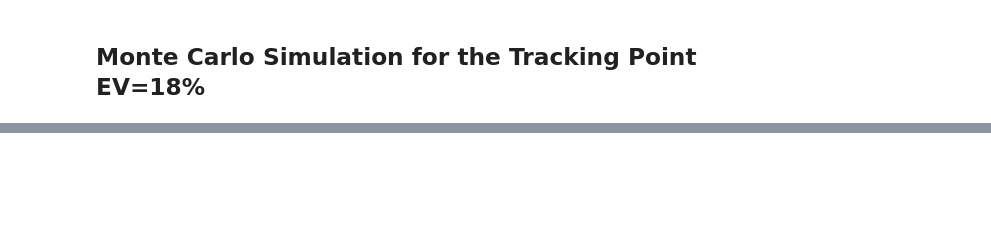
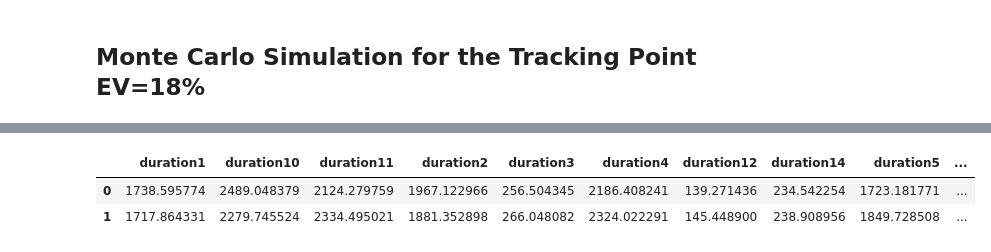
Before and after one commit to jismartin/counterEVM, a Jupyter notebook: Monte_Carlo_Simulation.ipynb, the cells around one changed output, grey strips where cells are left out. Cells and saved outputs as stored; diff of their text form; code cells hidden in the pictures; blank space fills up the shorter version.

Commit message:
Correct error in simulations

```diff
--- a/Monte_Carlo_Simulation.ipynb
+++ b/Monte_Carlo_Simulation.ipynb
@@ -220,0 +247,7 @@ Monte Carlo Simulation took 67.36309385299683 seconds to run 25000 samples
+# %%
+dfs=pd.read_csv('./data/C201905_counterfactuals/simulation_C201905_counterfactuals__ev0.1812.csv',index_col=0)
+dfs.head(2)
+# %% [output]
+|  | duration1 | duration10 | duration11 | duration2 | duration3 | duration4 | duration12 | duration14 | duration5 | ... |
+| 0 | 1738.595774 | 2489.048379 | 2124.279759 | 1967.122966 | 256.504345 | 2186.408241 | 139.271436 | 234.542254 | 1723.181771 | ... |
+| 1 | 1717.864331 | 2279.745524 | 2334.495021 | 1881.352898 | 266.048082 | 2324.022291 | 145.448900 | 238.908956 | 1849.728508 | ... |
```
Also changed, not shown: parts of 6 cells of this notebook, 13 other files.
